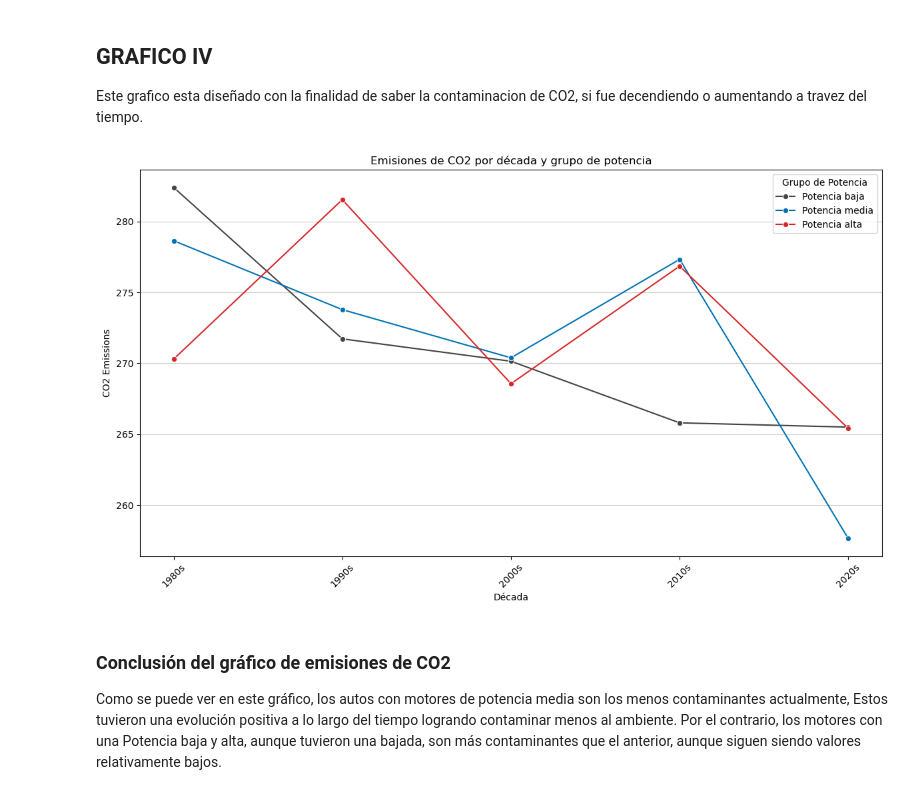
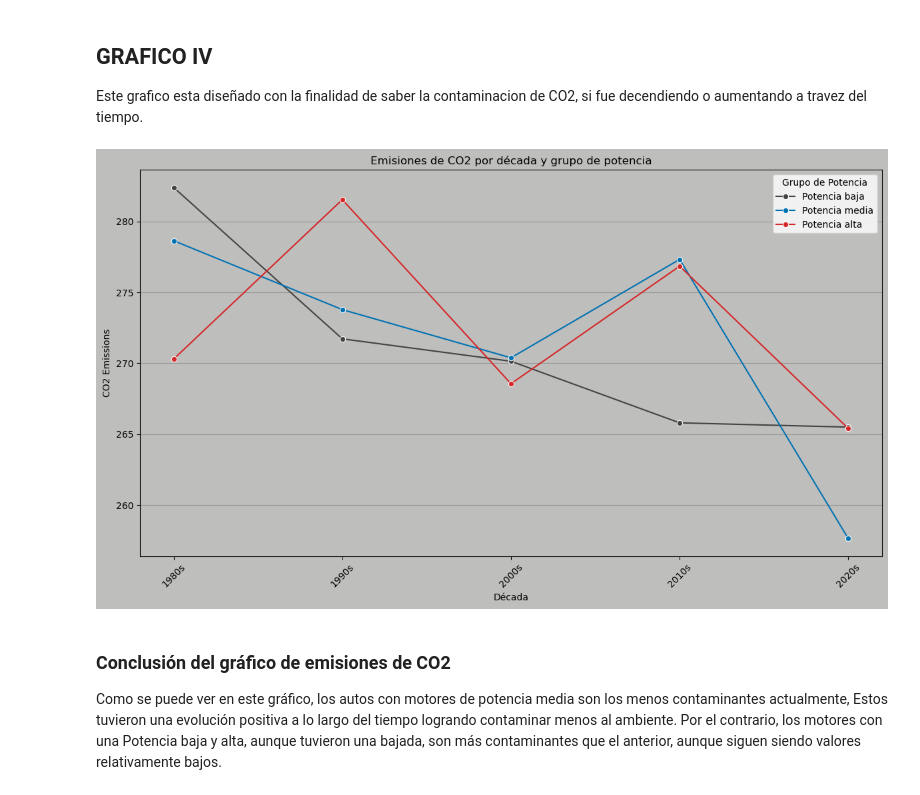
Before and after one commit to joaquinrodriguezi/ProyectoDSParte1Rodriguez, a Jupyter notebook: notebooks/entrenamiento.ipynb, the cells around one changed output. Drawn from its saved outputs; the diff is of its cells as text; code cells hidden in the pictures.

```diff
--- a/notebooks/entrenamiento.ipynb
+++ b/notebooks/entrenamiento.ipynb
@@ -99,5 +91,3 @@ Modification             8
 dtype: int64
 
 --- FIN DEL INFORME ---
-# %%
-df = df.drop(columns=['Modification'])
@@ -105,0 +94,2 @@ df = df.drop(columns=['Modification'])
+# %%
+df = df.drop(columns='Modification', errors='ignore')
@@ -392,21 +211,22 @@ display(df[['Horsepower', 'Grupo_Potencia']].head())
 ## GRAFICO III
 Este grafico esta diseñado con la finalidad de saber la eficiencia de combustible, si fue decendiendo o aumentando a travez del tiempo.
 # %%
-# Gráfico de líneas con seaborn: eficiencia de combustible por década y grupo de potencia
-plt.figure(figsize=(12,7))
+fig, ax = plt.subplots(figsize=(12,7), facecolor='#BEBEBD')
+ax.set_facecolor('#BEBEBD')
+
 grupos = ['Potencia baja', 'Potencia media', 'Potencia alta']
 colores_grupo = {
-    'Potencia baja': '#444444',   # gris oscuro
-    'Potencia media': '#0072B2', # azul
-    'Potencia alta': '#D62728'   # rojo
+    'Potencia baja': '#444444',
+    'Potencia media': '#0072B2',
+    'Potencia alta': '#D62728'
 }
 for grupo in grupos:
     datos_grupo = df[df['Grupo_Potencia'] == grupo]
     promedio = datos_grupo.groupby('decada')['Fuel_Efficiency'].mean().sort_index()
-    sns.lineplot(x=promedio.index, y=promedio.values, label=grupo, color=colores_grupo[grupo], marker='o')
+    sns.lineplot(x=promedio.index, y=promedio.values, label=grupo, color=colores_grupo[grupo], marker='o', ax=ax)
 plt.xlabel('Década')
 plt.ylabel('Fuel Efficiency')
-plt.title('Eficiencia de combustible por década y grupo de potencia (seaborn)')
+plt.title('Eficiencia de combustible por década y grupo de potencia')
 plt.legend(title='Grupo de Potencia')
 plt.xticks(rotation=45)
 plt.grid(axis='y', color='black', alpha=0.2)
@@ -421,28 +241,28 @@ Como conclusión del gráfico se puede ver cómo la eficiencia de combustible fu
 ## GRAFICO IV
 Este grafico esta diseñado con la finalidad de saber la contaminacion de CO2, si fue decendiendo o aumentando a travez del tiempo.
 # %%
-# Gráfico de líneas con seaborn: emisiones de CO2 por década y grupo de potencia
-plt.figure(figsize=(12,7))
+fig, ax = plt.subplots(figsize=(12,7), facecolor='#BEBEBD')
+ax.set_facecolor('#BEBEBD')
 grupos = ['Potencia baja', 'Potencia media', 'Potencia alta']
 colores_grupo = {
-    'Potencia baja': '#444444',   # gris oscuro
-    'Potencia media': '#0072B2', # azul
-    'Potencia alta': '#D62728'   # rojo
+    'Potencia baja': '#444444',
+    'Potencia media': '#0072B2',
+    'Potencia alta': '#D62728'
 }
 for grupo in grupos:
     datos_grupo = df[df['Grupo_Potencia'] == grupo]
     promedio = datos_grupo.groupby('decada')['CO2_Emissions'].mean().sort_index()
     sns.lineplot(x=promedio.index, y=promedio.values, label=grupo, color=colores_grupo[grupo], marker='o')
 plt.xlabel('Década')
 plt.ylabel('CO2 Emissions')
 plt.title('Emisiones de CO2 por década y grupo de potencia')
 plt.legend(title='Grupo de Potencia')
 plt.xticks(rotation=45)
 plt.grid(axis='y', color='black', alpha=0.2)
 plt.tight_layout()
 plt.show()
 # %% [output]
-[figure, old version]
+[figure, new version]
 # %% [markdown]
 ### Conclusión del gráfico de emisiones de CO2
 Como se puede ver en este gráfico, los autos con motores de potencia media son los menos contaminantes actualmente, Estos tuvieron una evolución positiva a lo largo del tiempo logrando contaminar menos al ambiente. Por el contrario, los motores con una Potencia baja y alta, aunque tuvieron una bajada, son más contaminantes que el anterior, aunque siguen siendo valores relativamente bajos.
```
Also changed, not shown: parts of 29 cells of this notebook, 1 other file.
